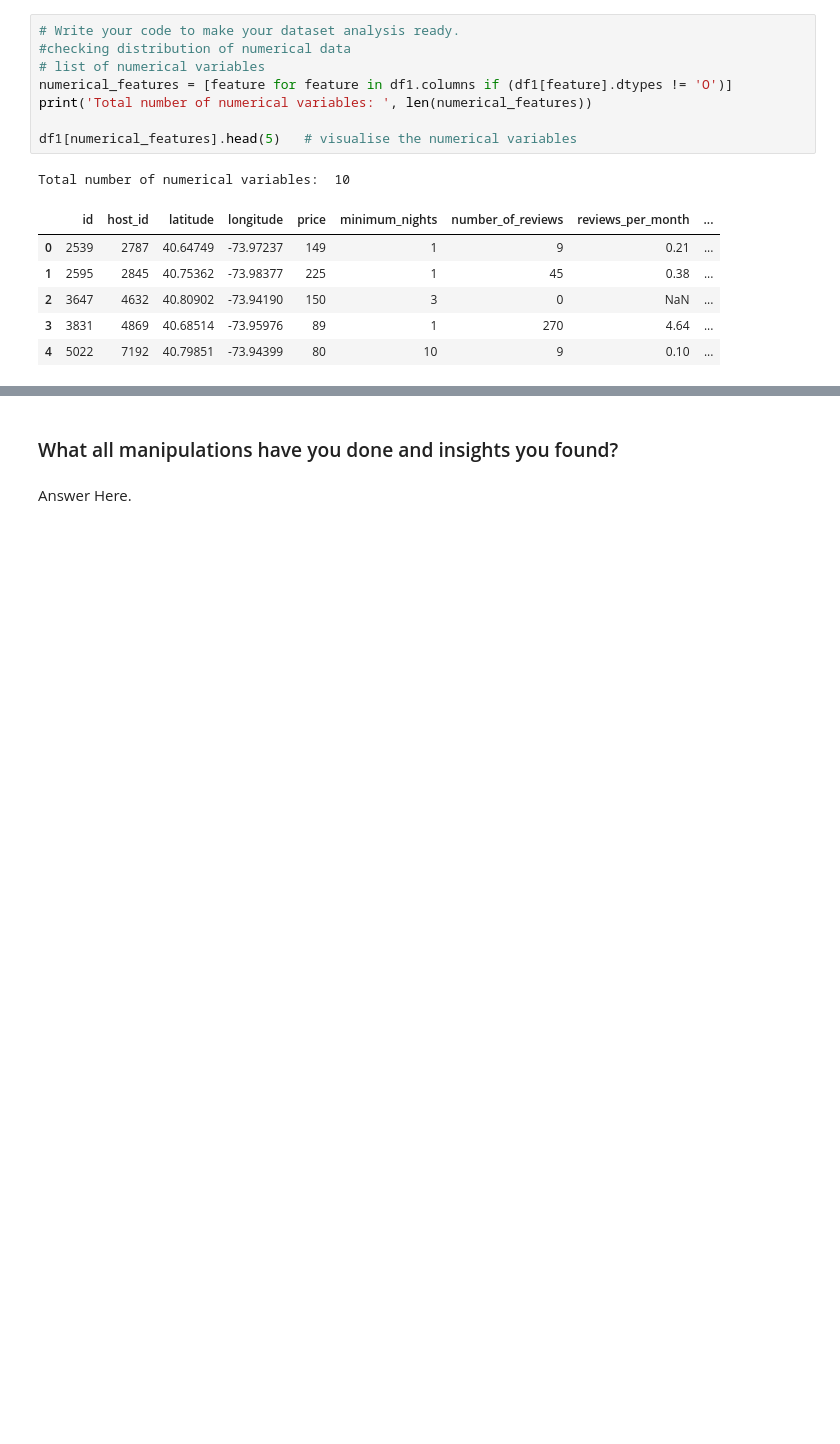
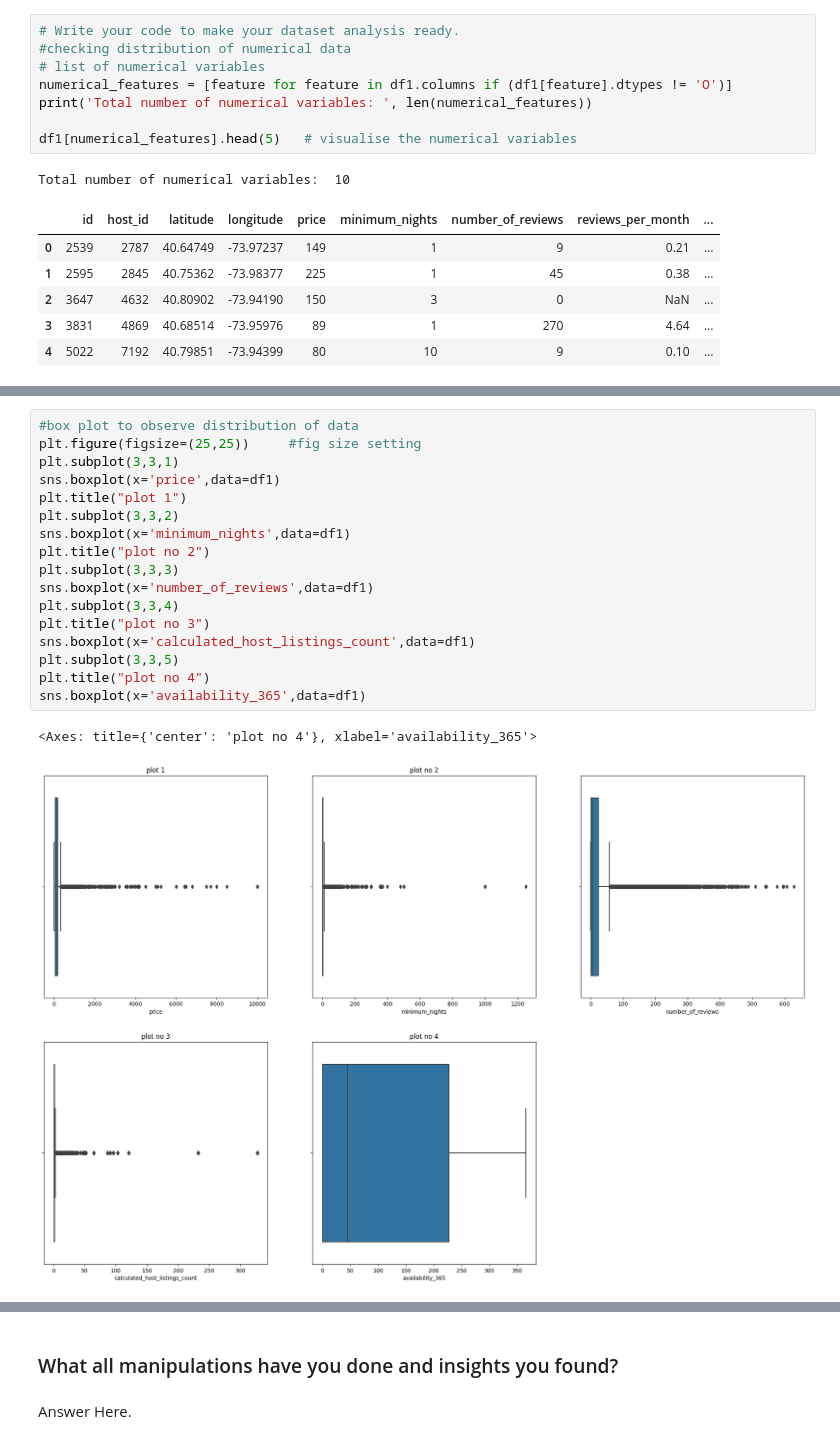
Before and after one commit to dipakpatil2001/D-SCIENCE, a Jupyter notebook: Air_Bnb_DP_.ipynb, the cells around one changed output, grey strips where cells are left out. Drawn from its saved outputs; the diff is of its cells as text; blank space fills up the shorter version.

```diff
--- a/Air_Bnb_DP_.ipynb
+++ b/Air_Bnb_DP_.ipynb
@@ -343,0 +332,20 @@ plt.show()
+# %%
+#box plot to observe distribution of data
+plt.figure(figsize=(25,25))     #fig size setting
+plt.subplot(3,3,1)
+sns.boxplot(x='price',data=df1)
+plt.title("plot 1")
+plt.subplot(3,3,2)
+sns.boxplot(x='minimum_nights',data=df1)
+plt.title("plot no 2")
+plt.subplot(3,3,3)
+sns.boxplot(x='number_of_reviews',data=df1)
+plt.subplot(3,3,4)
+plt.title("plot no 3")
+sns.boxplot(x='calculated_host_listings_count',data=df1)
+plt.subplot(3,3,5)
+plt.title("plot no 4")
+sns.boxplot(x='availability_365',data=df1)
+# %% [output]
+<Axes: title={'center': 'plot no 4'}, xlabel='availability_365'>
+[figure, added]
```
Also changed, not shown: parts of 3 cells of this notebook.
